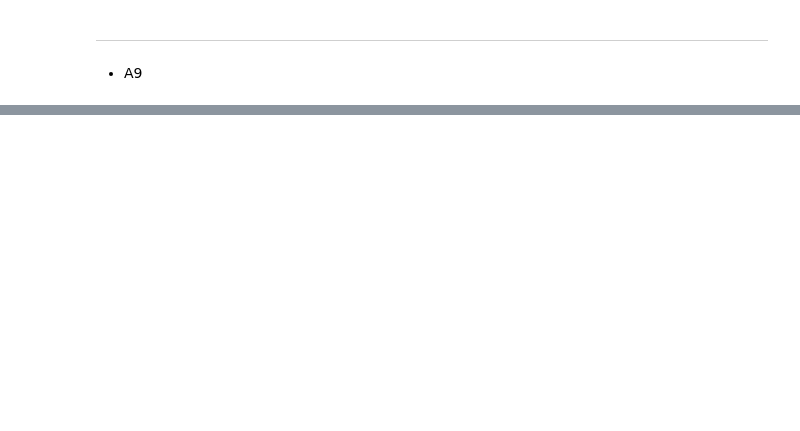
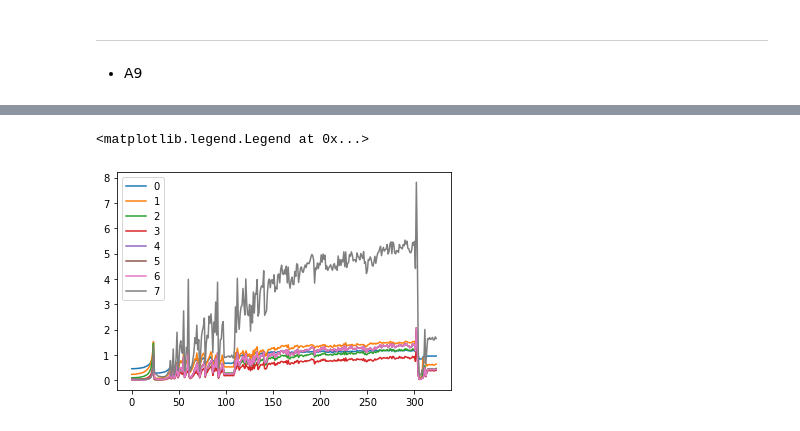
Before and after one commit to SpellOnYou/1000-days-of-code, a Jupyter notebook: fastai_scratch/conv_cuda_hooks.ipynb, the cells around one changed output, grey strips where cells are left out. Saved outputs shown, nothing was run; the diff lists cells and outputs as text; code cells hidden in the pictures; blank space fills up the shorter version.

```diff
--- a/fastai_scratch/conv_cuda_hooks.ipynb
+++ b/fastai_scratch/conv_cuda_hooks.ipynb
@@ -177,3 +162,22 @@ torch.Size([512, 32, 2, 2])
 ---
 # %% [markdown]
 - A9
+# %%
+class SequentialModel(nn.Module):
+    def __init__(self, *layers):
+        super().__init__()
+        self.layers = nn.ModuleList(layers)
+        self.act_means = [[] for _ in layers]
+        self.act_stds = [[] for _ in layers]
+
+    def __call__(self, x):
+        for idx, layer in enumerate(self.layers):
+            x = layer(x)
+            self.act_means[idx].append(x.mean())
+            self.act_stds[idx].append(x.std())
+        return x
+
+    def __iter__(self): return iter(self.layers)
+# %%
+model = SequentialModel(*get_cnn_layers(nfs, data))
+learner, run = get_runner(model, data, cbs=cbfs)
@@ -179,0 +193,5 @@ torch.Size([512, 32, 2, 2])
+# %%
+for l in model.act_means:
+    # loop through model layers
+    plt.plot(l)
+plt.legend(range(len(model.act_means)))
@@ -179,0 +201,8 @@ torch.Size([512, 32, 2, 2])
+# %%
+for l in model.act_stds:
+    # loop through model layers
+    plt.plot(l)
+plt.legend(range(len(model.act_stds)))
+# %% [output]
+<matplotlib.legend.Legend at 0x...>
+[figure, added]
```
Also changed, not shown: parts of 8 cells of this notebook.
